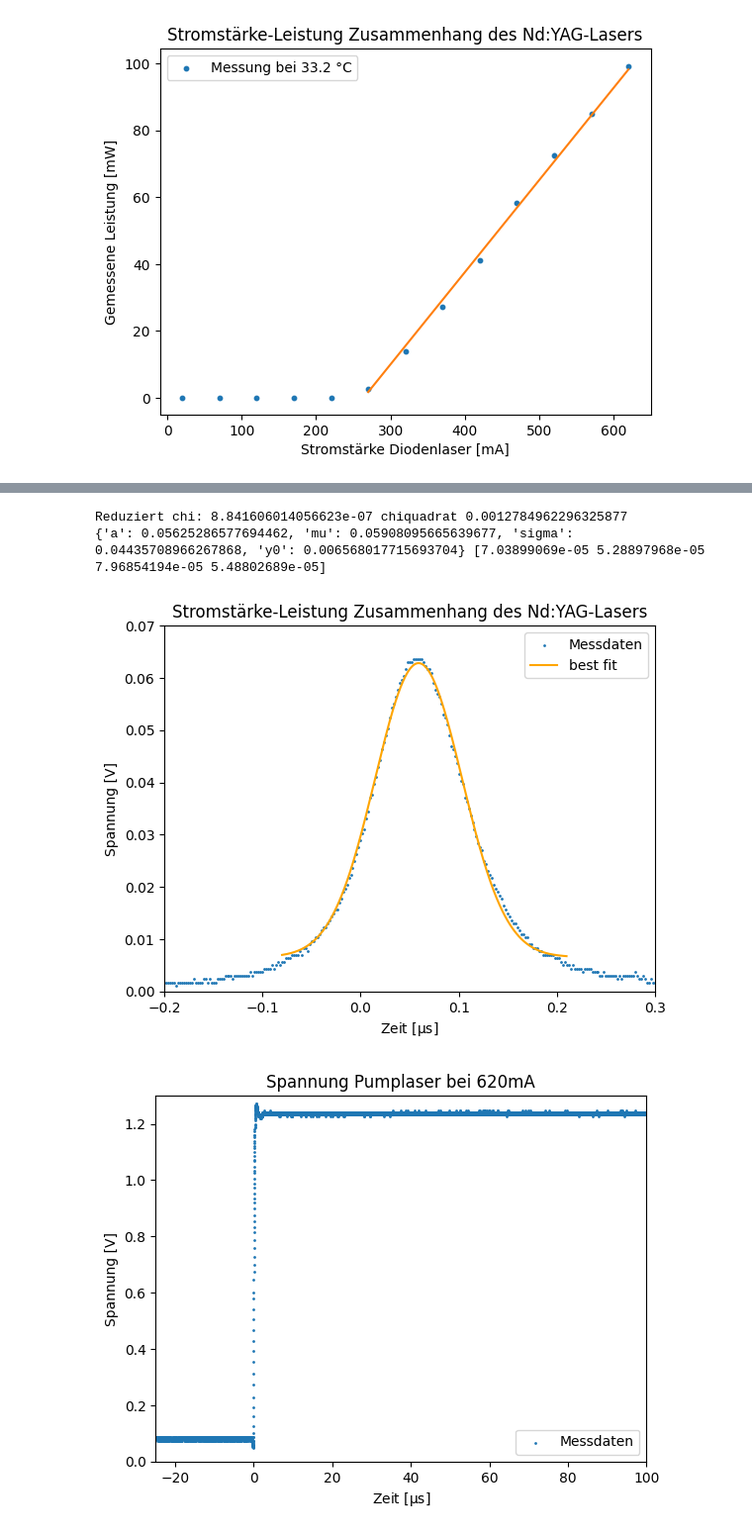
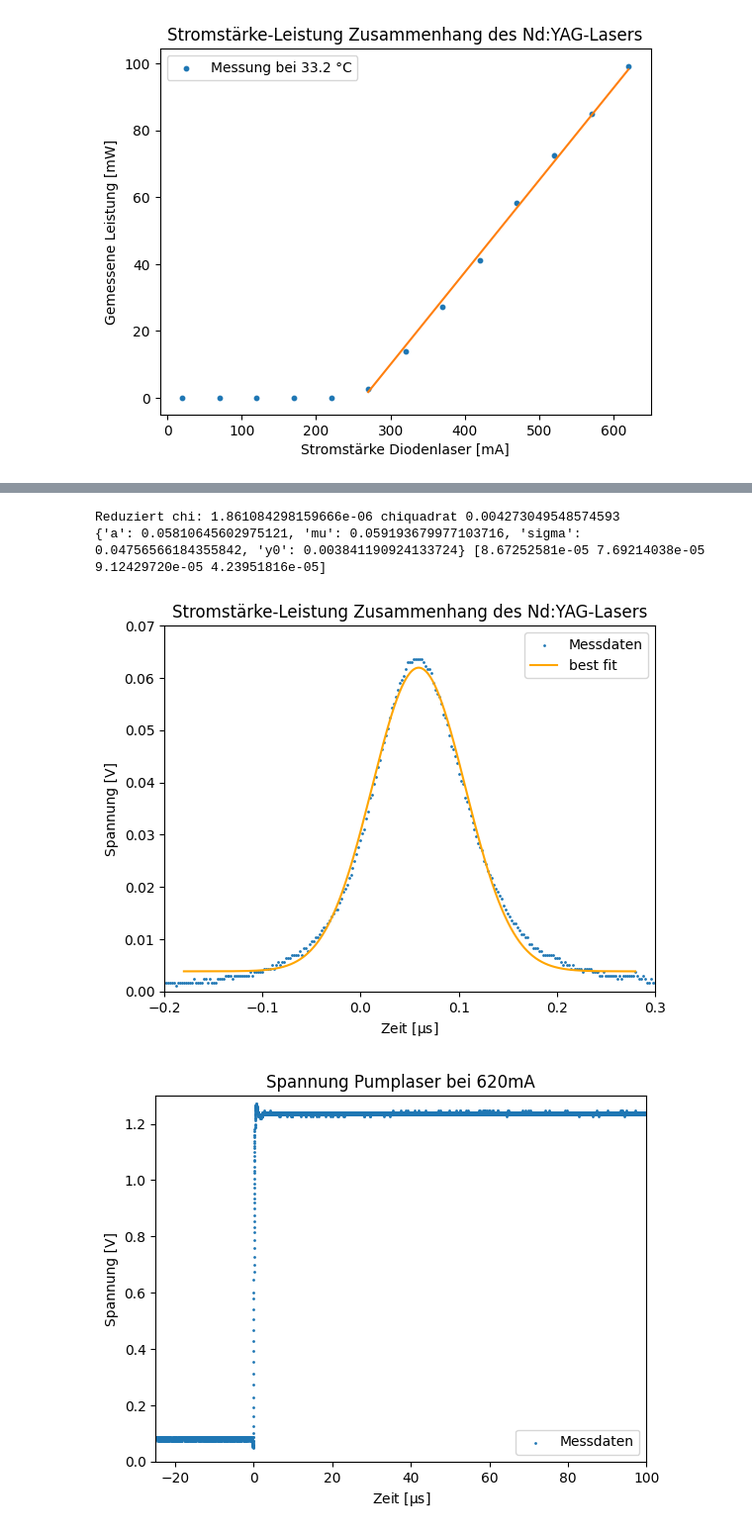
Before and after one commit to CaptainNikon/O2_Nd-YAG_Laser, a Jupyter notebook: Auswertung.ipynb, the cells around one changed output, grey strips where cells are left out. Shown at 99% size. Saved outputs shown, nothing was run; the diff lists cells and outputs as text; code cells hidden in the pictures.

```diff
--- a/Auswertung.ipynb
+++ b/Auswertung.ipynb
@@ -125,37 +132,37 @@ def gaussian(x: np.ndarray,a:float, mu: float, sigma: float,y0:float):
 # %%
 #plt.figure(figsize=(10,6))
 #poptgauss1,covgauss1 = soc.curve_fit(gaussian,puls2[:,0]*10**6,puls2[:,1],method="lm")
 #plt.plot(puls2[:,0]*10**6,gaussian(puls2[:,0]*10**6,*poptgauss1),label="Fit")
 #stats.chisquare(puls2[:,0]*10**6,gaussian(puls2[:,0]*10**6,*poptgauss1),ddof=1)
 
 plt.scatter(puls2[::10,0]*10**6,puls2[::10,1],label="Messdaten",s=1)
 
-corner1 = 2100
-corner2 = 3550
+corner1 = 1600
+corner2 = 3900
 
 gmodel = Model(gaussian)
 
 # create parameters with initial guesses:
 params = gmodel.make_params(a=0.05, mu=0.06, sigma=0.08,y0=0.01)
 result = gmodel.fit(puls2[corner1:corner2,1], params,x=puls2[corner1:corner2,0]*10**6)
 
 
 plt.plot(puls2[corner1:corner2,0]*10**6, result.best_fit, '-', label='best fit',c="orange")
 print("Reduziert chi:",result.redchi,"chiquadrat",result.chisqr)
 print(result.best_values,np.sqrt(np.diag(result.covar)))
 
 
 plt.axis([-2e-1,3e-1,0,0.07])
 plt.xlabel(r"Zeit $[\mathrm{\mu s}]$")
 plt.ylabel("Spannung [V]")
 plt.title("Stromstärke-Leistung Zusammenhang des Nd:YAG-Lasers")
 plt.legend(loc=1)
 plt.savefig("Plots/osci2.pdf")
 plt.show()
 # %% [output]
-Reduziert chi: 8.841606014056623e-07 chiquadrat 0.0012784962296325877
-{'a': 0.05625286577694462, 'mu': 0.05908095665639677, 'sigma': 0.04435708966267868, 'y0': 0.006568017715693704} [7.03899069e-05 5.28897968e-05 7.96854194e-05 5.48802689e-05]
+Reduziert chi: 1.861084298159666e-06 chiquadrat 0.004273049548574593
+{'a': 0.05810645602975121, 'mu': 0.059193679977103716, 'sigma': 0.04756566184355842, 'y0': 0.003841190924133724} [8.67252581e-05 7.69214038e-05 9.12429720e-05 4.23951816e-05]
-[figure, old version]
+[figure, new version]
 # %%
 #plt.figure(figsize=(10,6))
 plt.scatter(sg1c1[::40,0]*10**6,sg1c1[::40,1],label="Messdaten",s=1)
```
Also changed, not shown: parts of 2 cells of this notebook, 1 other file.
